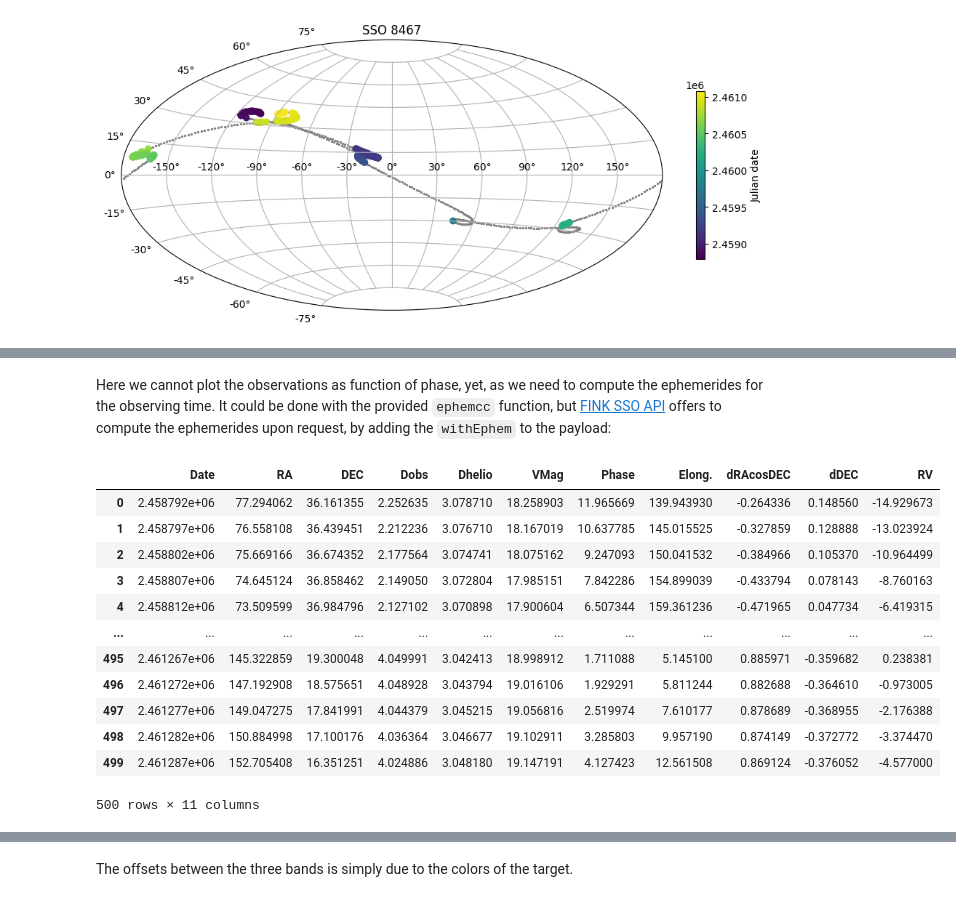
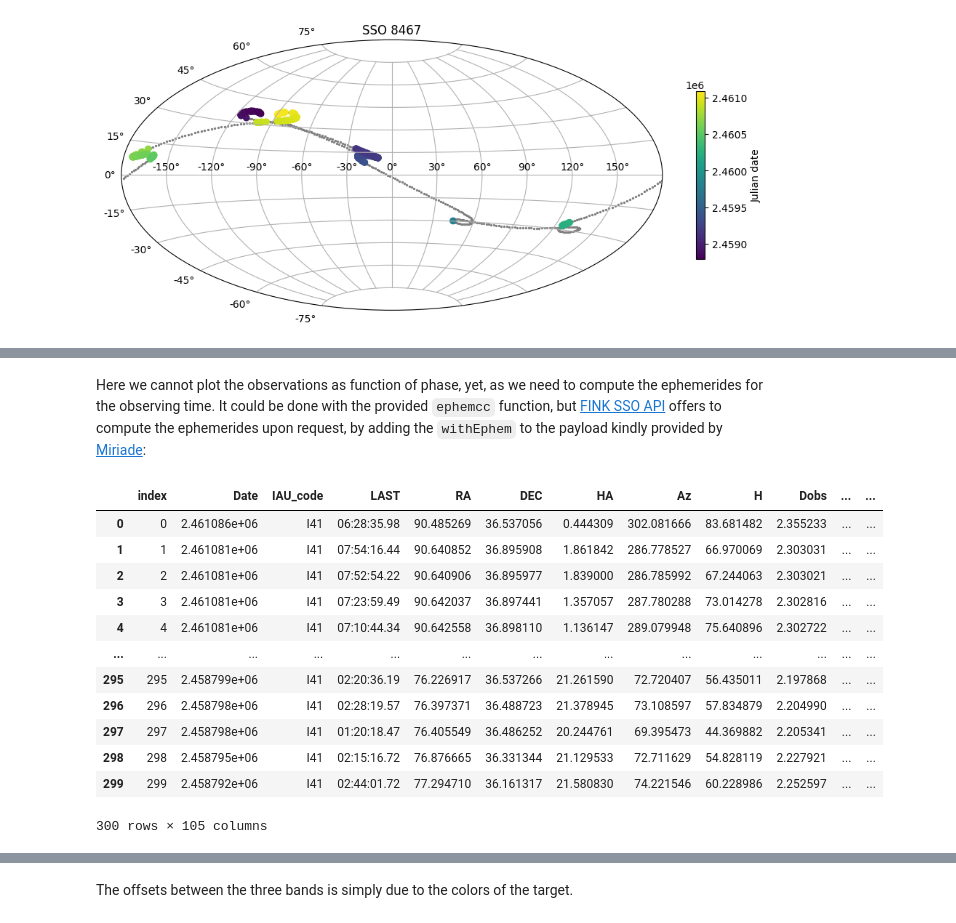
Before and after one commit to astrolabsoftware/fink-tutorials, a Jupyter notebook: sso/fink_api.ipynb, the cells around one changed output, grey strips where cells are left out. Drawn from its saved outputs; the diff is of its cells as text; code cells hidden in the pictures.

```diff
--- a/sso/fink_api.ipynb
+++ b/sso/fink_api.ipynb
@@ -142,6 +142,6 @@ Text(0.5, 1.0, 'SSO 8467')
 # %% [markdown]
 Here we cannot plot the observations as function of phase, yet, as we need to compute the ephemerides for the observing time.
-It could be done with the provided `ephemcc` function, but [FINK SSO API](https://doc.ztf.fink-broker.org/en/latest/services/search/solar_system/) offers to compute the ephemerides upon request, by adding the `withEphem` to the payload:
+It could be done with the provided `ephemcc` function, but [FINK SSO API](https://doc.ztf.fink-broker.org/en/latest/services/search/solar_system/) offers to compute the ephemerides upon request, by adding the `withEphem` to the payload kindly provided by [Miriade](https://ssp.imcce.fr/webservices/):
 # %%
 my_target = "Benoitcarry"
 
@@ -153,21 +153,21 @@ r = requests.post(
 # Format output in a DataFrame
 df = pd.read_json(io.BytesIO(r.content))
 # %%
-eph
+df
 # %% [output]
-|  | Date | RA | DEC | Dobs | Dhelio | VMag | Phase | Elong. | dRAcosDEC | dDEC | RV |
-| 0 | 2.458792e+06 | 77.294062 | 36.161355 | 2.252635 | 3.078710 | 18.258903 | 11.965669 | 139.943930 | -0.264336 | 0.148560 | -14.929673 |
-| 1 | 2.458797e+06 | 76.558108 | 36.439451 | 2.212236 | 3.076710 | 18.167019 | 10.637785 | 145.015525 | -0.327859 | 0.128888 | -13.023924 |
-| 2 | 2.458802e+06 | 75.669166 | 36.674352 | 2.177564 | 3.074741 | 18.075162 | 9.247093 | 150.041532 | -0.384966 | 0.105370 | -10.964499 |
-| 3 | 2.458807e+06 | 74.645124 | 36.858462 | 2.149050 | 3.072804 | 17.985151 | 7.842286 | 154.899039 | -0.433794 | 0.078143 | -8.760163 |
-| 4 | 2.458812e+06 | 73.509599 | 36.984796 | 2.127102 | 3.070898 | 17.900604 | 6.507344 | 159.361236 | -0.471965 | 0.047734 | -6.419315 |
-| ... | ... | ... | ... | ... | ... | ... | ... | ... | ... | ... | ... |
-| 495 | 2.461267e+06 | 145.322859 | 19.300048 | 4.049991 | 3.042413 | 18.998912 | 1.711088 | 5.145100 | 0.885971 | -0.359682 | 0.238381 |
-| 496 | 2.461272e+06 | 147.192908 | 18.575651 | 4.048928 | 3.043794 | 19.016106 | 1.929291 | 5.811244 | 0.882688 | -0.364610 | -0.973005 |
-| 497 | 2.461277e+06 | 149.047275 | 17.841991 | 4.044379 | 3.045215 | 19.056816 | 2.519974 | 7.610177 | 0.878689 | -0.368955 | -2.176388 |
-| 498 | 2.461282e+06 | 150.884998 | 17.100176 | 4.036364 | 3.046677 | 19.102911 | 3.285803 | 9.957190 | 0.874149 | -0.372772 | -3.374470 |
-| 499 | 2.461287e+06 | 152.705408 | 16.351251 | 4.024886 | 3.048180 | 19.147191 | 4.127423 | 12.561508 | 0.869124 | -0.376052 | -4.577000 |
+|  | index | Date | IAU_code | LAST | RA | DEC | HA | Az | H | Dobs | ... | ... |
+| 0 | 0 | 2.461086e+06 | I41 | 06:28:35.98 | 90.485269 | 36.537056 | 0.444309 | 302.081666 | 83.681482 | 2.355233 | ... | ... |
+| 1 | 1 | 2.461081e+06 | I41 | 07:54:16.44 | 90.640852 | 36.895908 | 1.861842 | 286.778527 | 66.970069 | 2.303031 | ... | ... |
+| 2 | 2 | 2.461081e+06 | I41 | 07:52:54.22 | 90.640906 | 36.895977 | 1.839000 | 286.785992 | 67.244063 | 2.303021 | ... | ... |
+| 3 | 3 | 2.461081e+06 | I41 | 07:23:59.49 | 90.642037 | 36.897441 | 1.357057 | 287.780288 | 73.014278 | 2.302816 | ... | ... |
+| 4 | 4 | 2.461081e+06 | I41 | 07:10:44.34 | 90.642558 | 36.898110 | 1.136147 | 289.079948 | 75.640896 | 2.302722 | ... | ... |
+| ... | ... | ... | ... | ... | ... | ... | ... | ... | ... | ... | ... | ... |
+| 295 | 295 | 2.458799e+06 | I41 | 02:20:36.19 | 76.226917 | 36.537266 | 21.261590 | 72.720407 | 56.435011 | 2.197868 | ... | ... |
+| 296 | 296 | 2.458798e+06 | I41 | 02:28:19.57 | 76.397371 | 36.488723 | 21.378945 | 73.108597 | 57.834879 | 2.204990 | ... | ... |
+| 297 | 297 | 2.458798e+06 | I41 | 01:20:18.47 | 76.405549 | 36.486252 | 20.244761 | 69.395473 | 44.369882 | 2.205341 | ... | ... |
+| 298 | 298 | 2.458795e+06 | I41 | 02:15:16.72 | 76.876665 | 36.331344 | 21.129533 | 72.711629 | 54.828119 | 2.227921 | ... | ... |
+| 299 | 299 | 2.458792e+06 | I41 | 02:44:01.72 | 77.294710 | 36.161317 | 21.580830 | 74.221546 | 60.228986 | 2.252597 | ... | ... |
-500 rows × 11 columns
+300 rows × 105 columns
 # %%
 fig, ax = plt.subplots(figsize=(12, 6))
 
```
Also changed, not shown: parts of 6 cells of this notebook, 2 other files.
